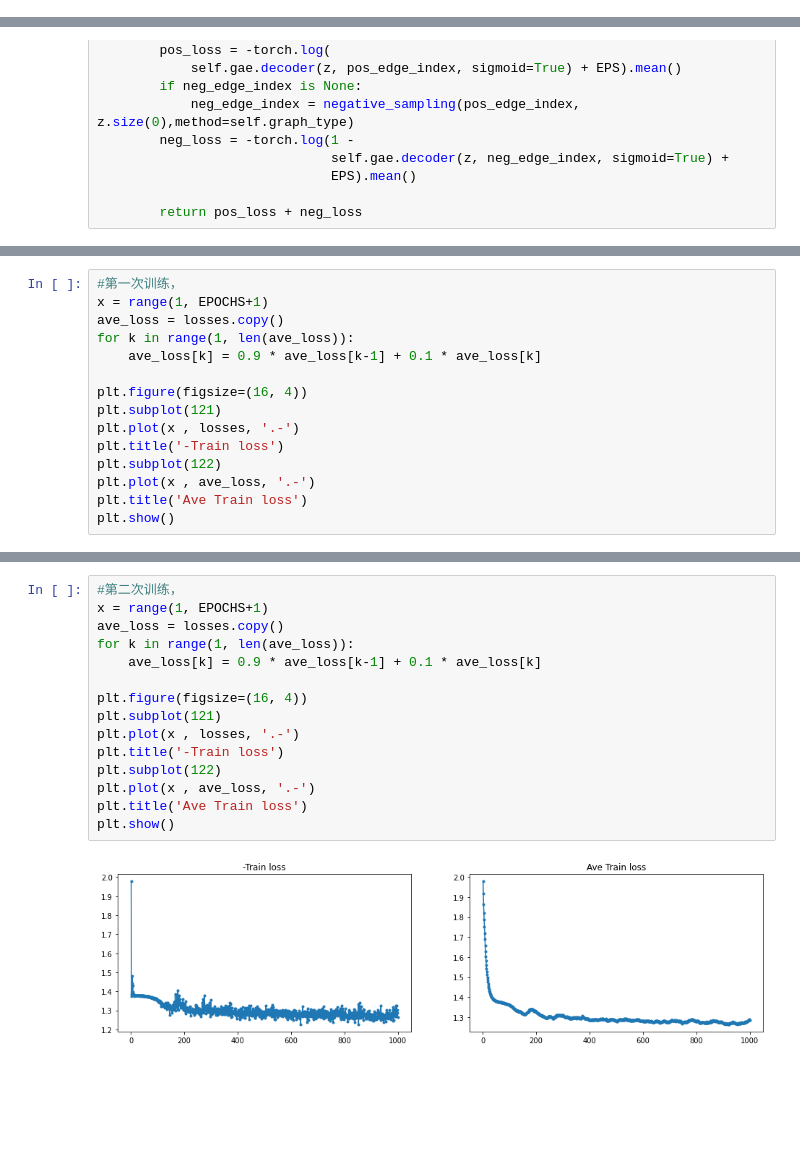
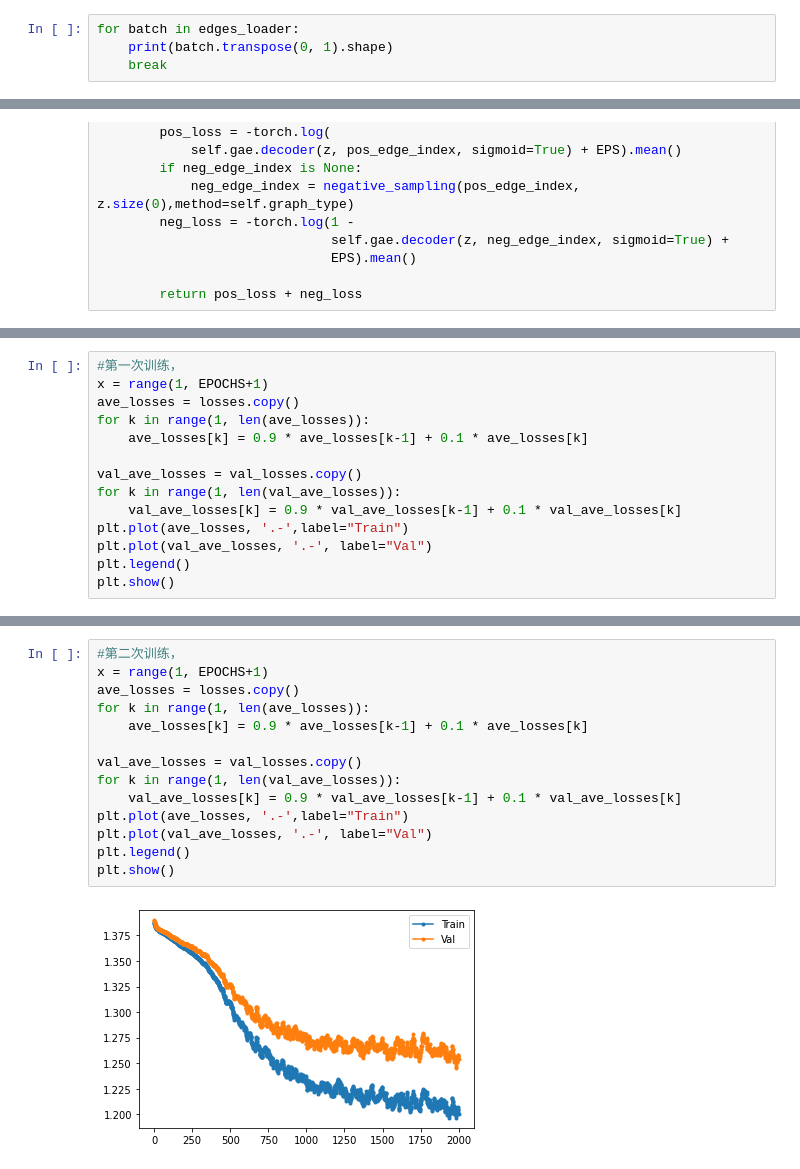
Before and after one commit to Bulabula45/experiments, a Jupyter notebook: GAE预测边.ipynb, the cells around one changed output, grey strips where cells are left out. Cells and saved outputs as stored; diff of their text form; blank space fills up the shorter version.

```diff
--- a/GAE预测边.ipynb
+++ b/GAE预测边.ipynb
@@ -250,0 +247,4 @@ train_edge_index.shape[1] / (594*594), train_dataset.edge_index.shape[1] / (7813
+# %%
+for batch in edges_loader:
+    print(batch.transpose(0, 1).shape)
+    break
@@ -411,16 +498,15 @@ Epoch: 1000, test AUC: 0.6812, test AP: 0.6830, train AUC: 0.7278, train AP: 0.7
 # %%
 #第一次训练，
 x = range(1, EPOCHS+1)
-ave_loss = losses.copy()
-for k in range(1, len(ave_loss)):
-    ave_loss[k] = 0.9 * ave_loss[k-1] + 0.1 * ave_loss[k]
+ave_losses = losses.copy()
+for k in range(1, len(ave_losses)):
+    ave_losses[k] = 0.9 * ave_losses[k-1] + 0.1 * ave_losses[k]
 
-plt.figure(figsize=(16, 4))
-plt.subplot(121)
-plt.plot(x , losses, '.-')
-plt.title('-Train loss')
-plt.subplot(122)
-plt.plot(x , ave_loss, '.-')
-plt.title('Ave Train loss')
+val_ave_losses = val_losses.copy()
+for k in range(1, len(val_ave_losses)):
+    val_ave_losses[k] = 0.9 * val_ave_losses[k-1] + 0.1 * val_ave_losses[k]
+plt.plot(ave_losses, '.-',label="Train")
+plt.plot(val_ave_losses, '.-', label="Val")
+plt.legend()
 plt.show()
 # %% [output]
@@ -428,17 +514,16 @@ plt.show()
 # %%
 #第二次训练，
 x = range(1, EPOCHS+1)
-ave_loss = losses.copy()
-for k in range(1, len(ave_loss)):
-    ave_loss[k] = 0.9 * ave_loss[k-1] + 0.1 * ave_loss[k]
+ave_losses = losses.copy()
+for k in range(1, len(ave_losses)):
+    ave_losses[k] = 0.9 * ave_losses[k-1] + 0.1 * ave_losses[k]
 
-plt.figure(figsize=(16, 4))
-plt.subplot(121)
-plt.plot(x , losses, '.-')
-plt.title('-Train loss')
-plt.subplot(122)
-plt.plot(x , ave_loss, '.-')
-plt.title('Ave Train loss')
+val_ave_losses = val_losses.copy()
+for k in range(1, len(val_ave_losses)):
+    val_ave_losses[k] = 0.9 * val_ave_losses[k-1] + 0.1 * val_ave_losses[k]
+plt.plot(ave_losses, '.-',label="Train")
+plt.plot(val_ave_losses, '.-', label="Val")
+plt.legend()
 plt.show()
 # %% [output]
-[figure, old version]
+[figure, new version]
```
Also changed, not shown: parts of 21 cells of this notebook.
